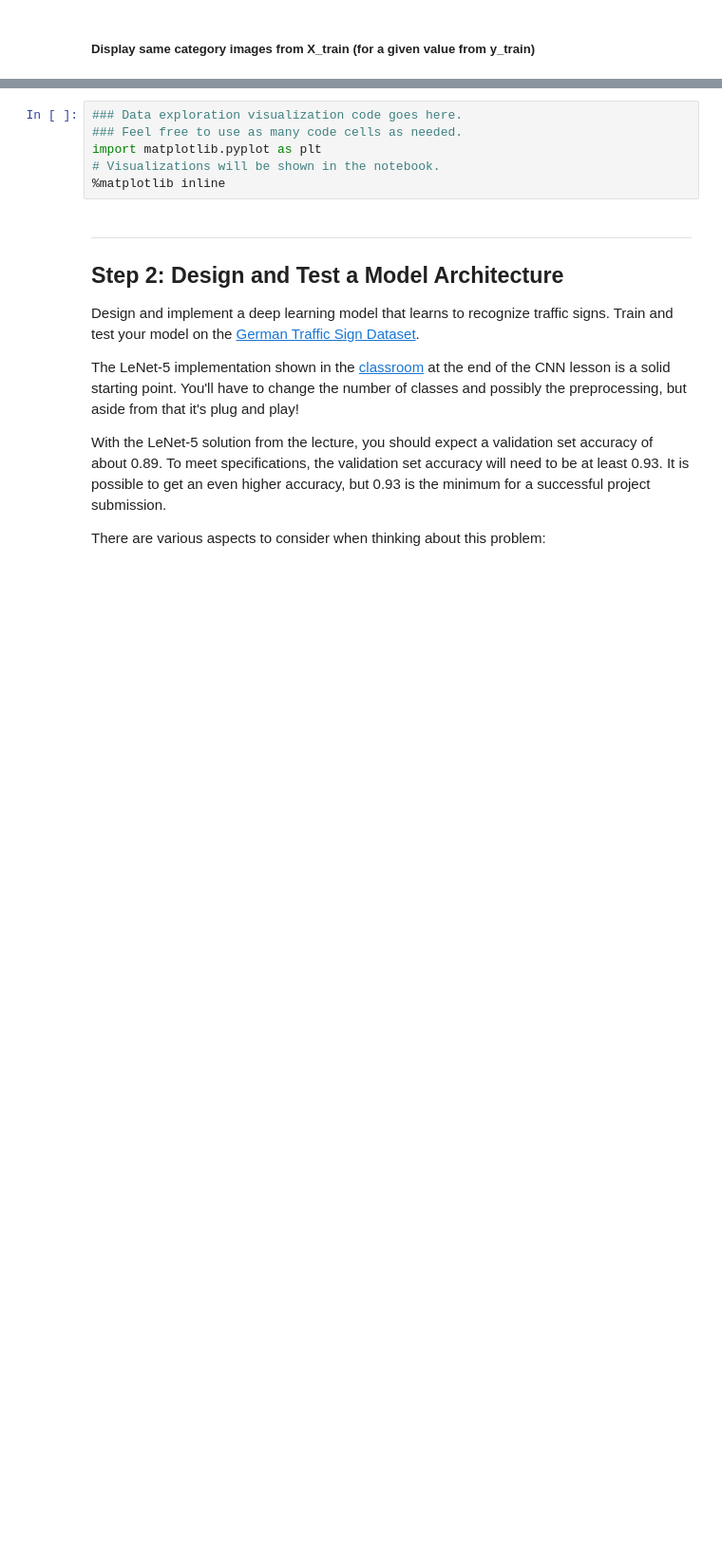
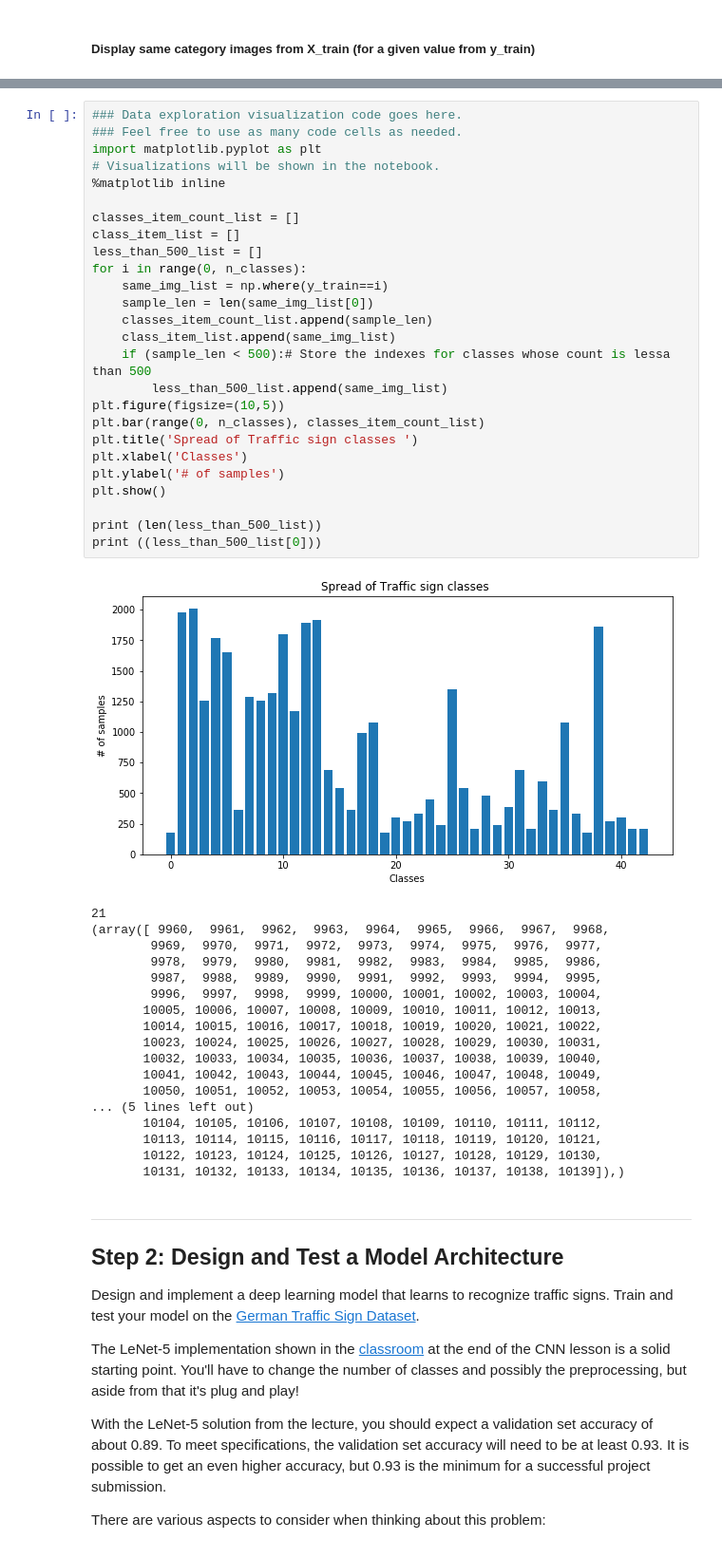
Before and after one commit to rnaidu02/CarND-Traffic-Sign-Classifier-Project, a Jupyter notebook: Traffic_Sign_Classifier.ipynb, the cells around one changed output, grey strips where cells are left out. Shown at 95% size. Drawn from its saved outputs; the diff is of its cells as text; blank space fills up the shorter version.

```diff
--- a/Traffic_Sign_Classifier.ipynb
+++ b/Traffic_Sign_Classifier.ipynb
@@ -145,9 +144,48 @@ Selected category: 13
 # %%
 ### Data exploration visualization code goes here.
 ### Feel free to use as many code cells as needed.
 import matplotlib.pyplot as plt
 # Visualizations will be shown in the notebook.
 %matplotlib inline
+
+classes_item_count_list = []
+class_item_list = []
+less_than_500_list = []
+for i in range(0, n_classes):
+    same_img_list = np.where(y_train==i)
+    sample_len = len(same_img_list[0])
+    classes_item_count_list.append(sample_len)
+    class_item_list.append(same_img_list)
+    if (sample_len < 500):# Store the indexes for classes whose count is lessa than 500
+        less_than_500_list.append(same_img_list)
+plt.figure(figsize=(10,5))
+plt.bar(range(0, n_classes), classes_item_count_list)
+plt.title('Spread of Traffic sign classes ')
+plt.xlabel('Classes')
+plt.ylabel('# of samples')
+plt.show()
+
+print (len(less_than_500_list))
+print ((less_than_500_list[0]))
+# %% [output]
+[figure, added]
+21
+(array([ 9960,  9961,  9962,  9963,  9964,  9965,  9966,  9967,  9968,
+        9969,  9970,  9971,  9972,  9973,  9974,  9975,  9976,  9977,
+        9978,  9979,  9980,  9981,  9982,  9983,  9984,  9985,  9986,
+        9987,  9988,  9989,  9990,  9991,  9992,  9993,  9994,  9995,
+        9996,  9997,  9998,  9999, 10000, 10001, 10002, 10003, 10004,
+       10005, 10006, 10007, 10008, 10009, 10010, 10011, 10012, 10013,
+       10014, 10015, 10016, 10017, 10018, 10019, 10020, 10021, 10022,
+       10023, 10024, 10025, 10026, 10027, 10028, 10029, 10030, 10031,
+       10032, 10033, 10034, 10035, 10036, 10037, 10038, 10039, 10040,
+       10041, 10042, 10043, 10044, 10045, 10046, 10047, 10048, 10049,
+       10050, 10051, 10052, 10053, 10054, 10055, 10056, 10057, 10058,
+... (5 lines left out)
+       10104, 10105, 10106, 10107, 10108, 10109, 10110, 10111, 10112,
+       10113, 10114, 10115, 10116, 10117, 10118, 10119, 10120, 10121,
+       10122, 10123, 10124, 10125, 10126, 10127, 10128, 10129, 10130,
+       10131, 10132, 10133, 10134, 10135, 10136, 10137, 10138, 10139]),)
 # %% [markdown]
 ----
 
```
Also changed, not shown: parts of 13 cells of this notebook, 3 other files.
